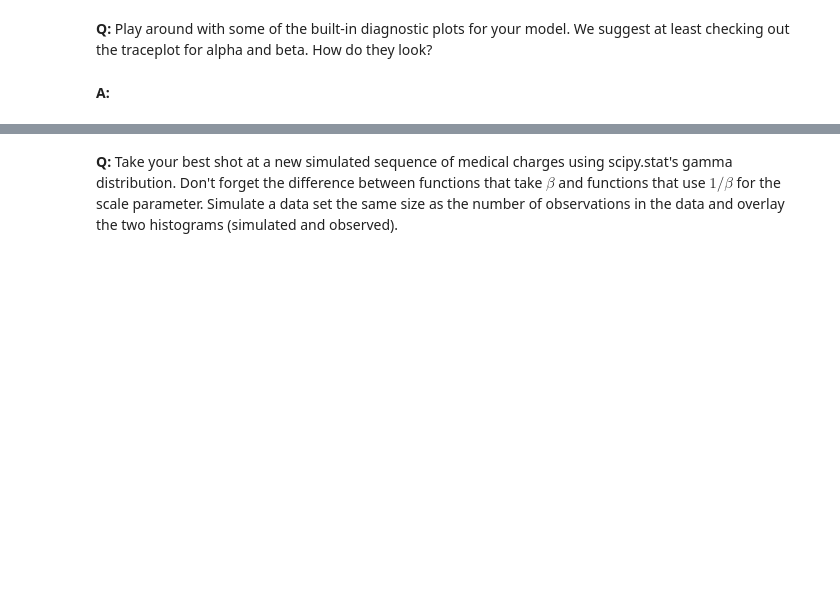
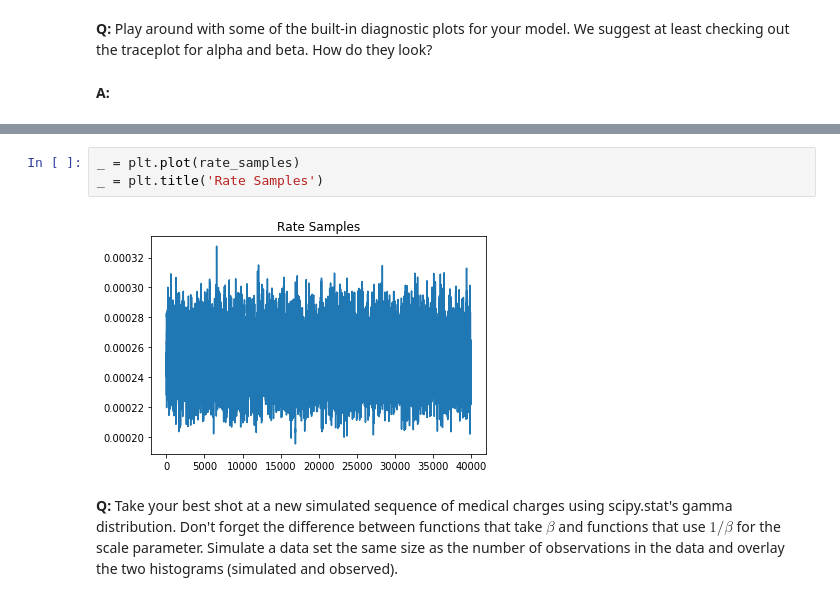
Before and after one commit to c0dster202/Capstone-1, a Jupyter notebook: inferential_statistics_3-Q.ipynb, the cells around one changed output, grey strips where cells are left out. Saved outputs shown, nothing was run; the diff lists cells and outputs as text; blank space fills up the shorter version.

```diff
--- a/inferential_statistics_3-Q.ipynb
+++ b/inferential_statistics_3-Q.ipynb
@@ -226,3 +173,8 @@ TypeError: plot_posterior() missing 1 required positional argument: 'data'
+# %%
+_ = plt.plot(rate_samples)
+_ = plt.title('Rate Samples')
+# %% [output]
+[figure, added]
 # %% [markdown]
 __Q:__ Take your best shot at a new simulated sequence of medical charges using scipy.stat's gamma distribution. Don't forget the difference between functions that take $\beta$ and functions that use $1/\beta$ for the scale parameter. Simulate a data set the same size as the number of observations in the data and overlay the two histograms (simulated and observed).
 # %% [markdown]
```
Also changed, not shown: parts of 18 cells of this notebook.
